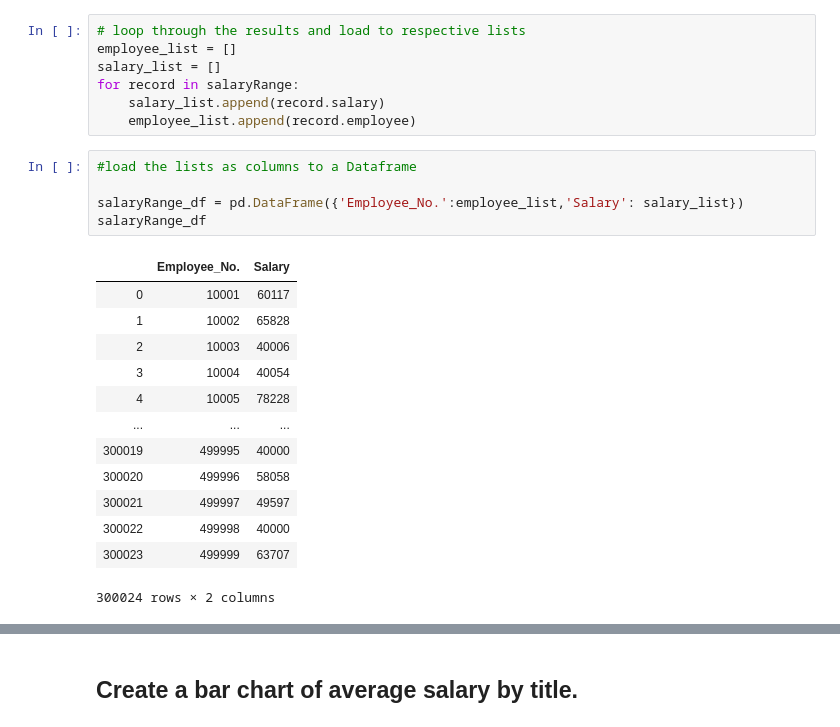
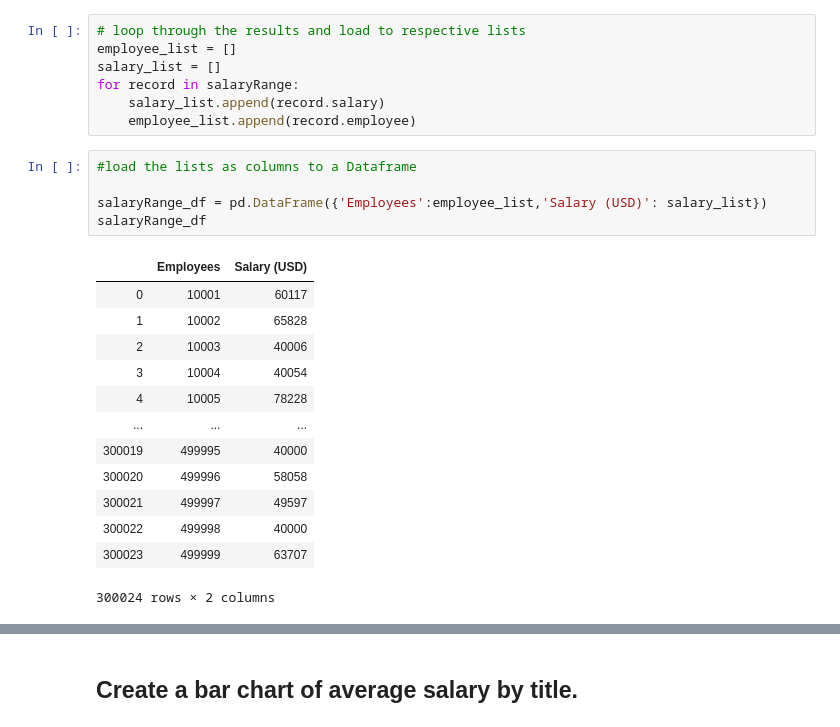
Before and after one commit to Soumya-Patil/SQL-Challenge, a Jupyter notebook: EmployeeSQL/Bonus_Analysis.ipynb, the cells around one changed output, grey strips where cells are left out. Cells and saved outputs as stored; diff of their text form.

```diff
--- a/EmployeeSQL/Bonus_Analysis.ipynb
+++ b/EmployeeSQL/Bonus_Analysis.ipynb
@@ -30,10 +30,10 @@ for record in salaryRange:
 # %%
 #load the lists as columns to a Dataframe
 
-salaryRange_df = pd.DataFrame({'Employee_No.':employee_list,'Salary': salary_list})
+salaryRange_df = pd.DataFrame({'Employees':employee_list,'Salary (USD)': salary_list})
 salaryRange_df
 # %% [output]
-|  | Employee_No. | Salary |
+|  | Employees | Salary (USD) |
 | 0 | 10001 | 60117 |
 | 1 | 10002 | 65828 |
 | 2 | 10003 | 40006 |
```
Also changed, not shown: parts of 3 cells of this notebook.
